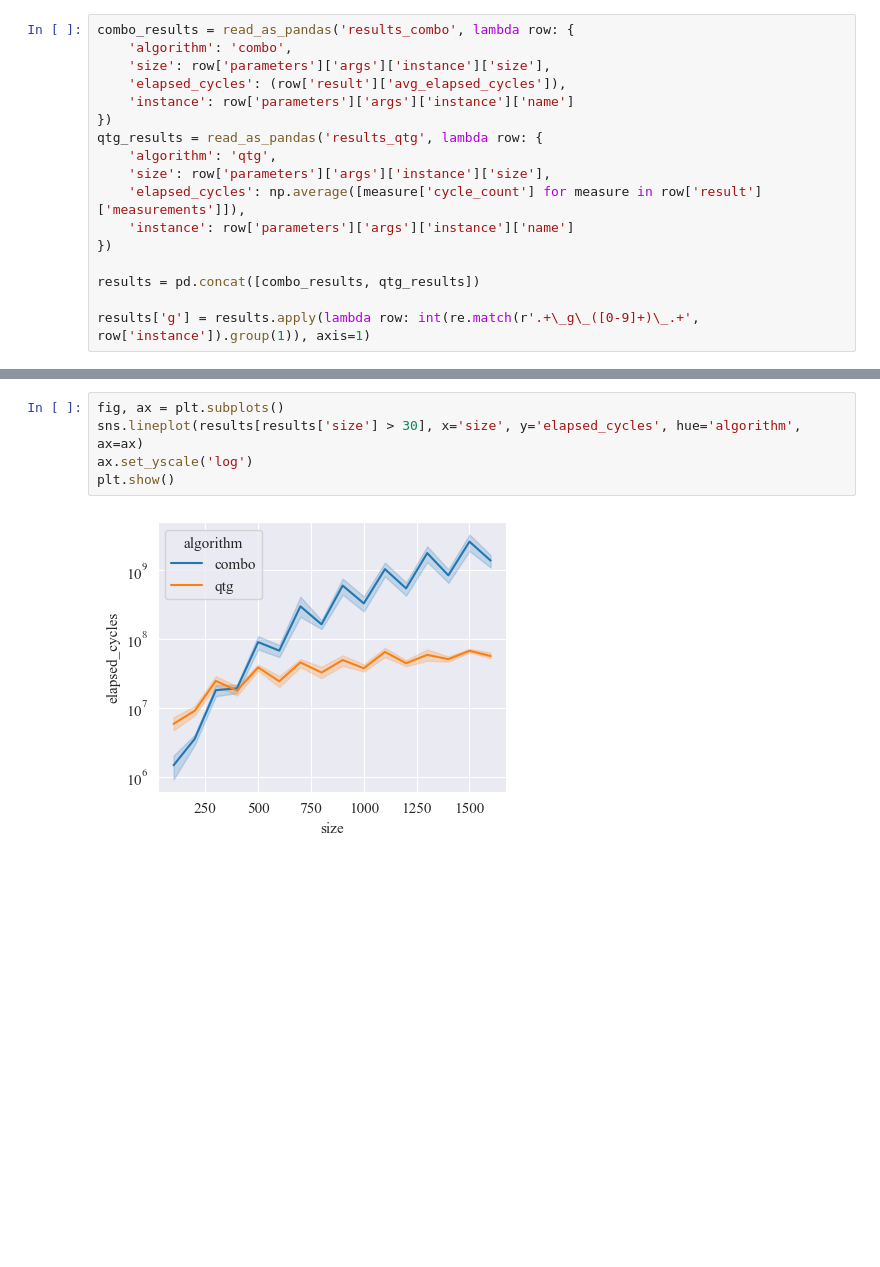
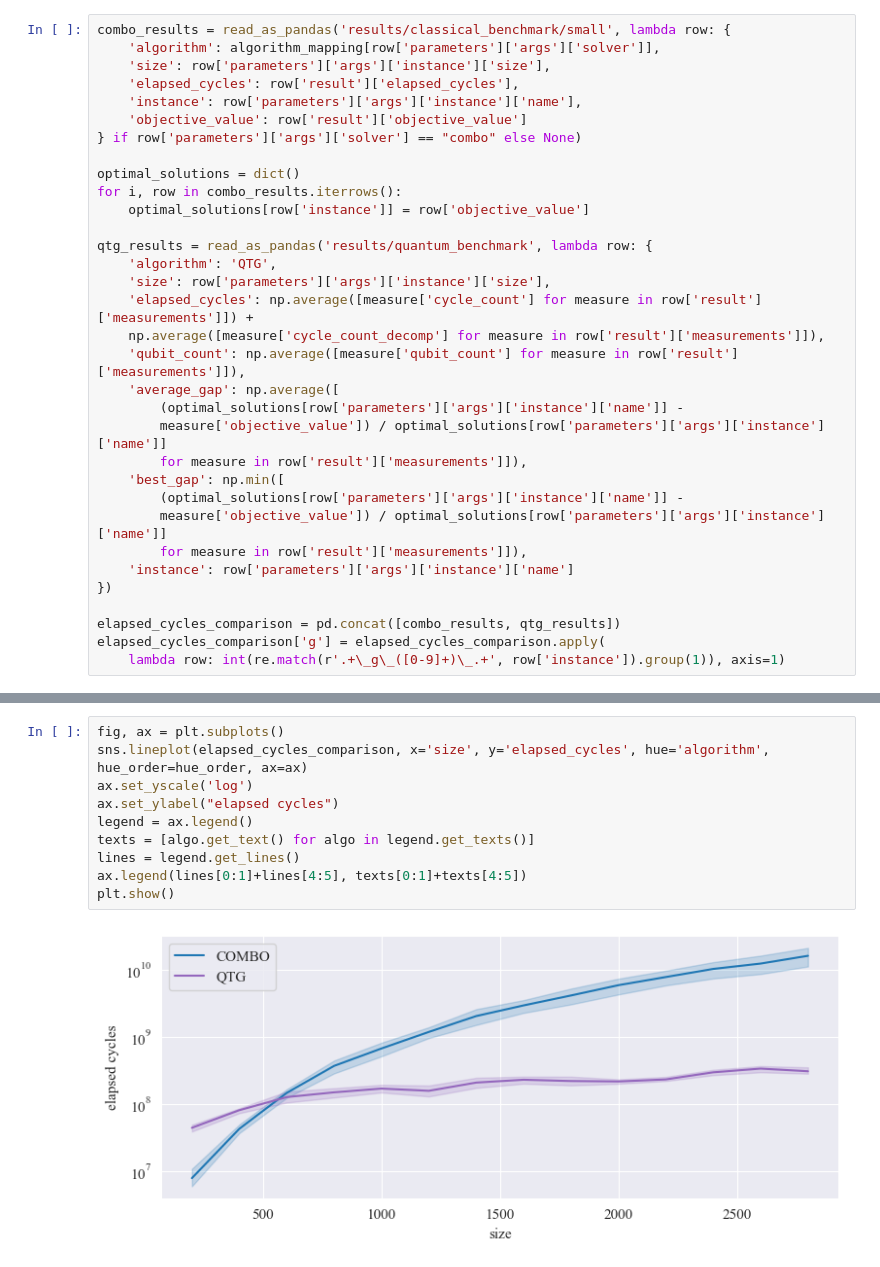
Before and after one commit to SoerenWilkening/QTG_0-1Knapsack, a Jupyter notebook: evaluation/05_elapsed_cycles.ipynb, the cells around one changed output, grey strips where cells are left out. Saved outputs shown, nothing was run; the diff lists cells and outputs as text; blank space fills up the shorter version.

```diff
--- a/evaluation/05_elapsed_cycles.ipynb
+++ b/evaluation/05_elapsed_cycles.ipynb
@@ -17,17 +31,33 @@ plt.rcParams['figure.figsize'] = [4.5, 3.5]
 # %%
-combo_results = read_as_pandas('results_combo', lambda row: {
-    'algorithm': 'combo',
+combo_results = read_as_pandas('results/classical_benchmark/small', lambda row: {
+    'algorithm': algorithm_mapping[row['parameters']['args']['solver']],
     'size': row['parameters']['args']['instance']['size'],
-    'elapsed_cycles': (row['result']['avg_elapsed_cycles']),
-    'instance': row['parameters']['args']['instance']['name']
-})
-qtg_results = read_as_pandas('results_qtg', lambda row: {
-    'algorithm': 'qtg',
+    'elapsed_cycles': row['result']['elapsed_cycles'],
+    'instance': row['parameters']['args']['instance']['name'],
+    'objective_value': row['result']['objective_value']
+} if row['parameters']['args']['solver'] == "combo" else None)
+
+optimal_solutions = dict()
+for i, row in combo_results.iterrows():
+    optimal_solutions[row['instance']] = row['objective_value']
+
+qtg_results = read_as_pandas('results/quantum_benchmark', lambda row: {
+    'algorithm': 'QTG',
     'size': row['parameters']['args']['instance']['size'],
-    'elapsed_cycles': np.average([measure['cycle_count'] for measure in row['result']['measurements']]),
+    'elapsed_cycles': np.average([measure['cycle_count'] for measure in row['result']['measurements']]) +
+    np.average([measure['cycle_count_decomp'] for measure in row['result']['measurements']]),
+    'qubit_count': np.average([measure['qubit_count'] for measure in row['result']['measurements']]),
+    'average_gap': np.average([
+        (optimal_solutions[row['parameters']['args']['instance']['name']] -
+        measure['objective_value']) / optimal_solutions[row['parameters']['args']['instance']['name']]
+        for measure in row['result']['measurements']]),
+    'best_gap': np.min([
+        (optimal_solutions[row['parameters']['args']['instance']['name']] -
+        measure['objective_value']) / optimal_solutions[row['parameters']['args']['instance']['name']]
+        for measure in row['result']['measurements']]),
     'instance': row['parameters']['args']['instance']['name']
 })
 
-results = pd.concat([combo_results, qtg_results])
-
-results['g'] = results.apply(lambda row: int(re.match(r'.+\_g\_([0-9]+)\_.+', row['instance']).group(1)), axis=1)
+elapsed_cycles_comparison = pd.concat([combo_results, qtg_results])
+elapsed_cycles_comparison['g'] = elapsed_cycles_comparison.apply(
+    lambda row: int(re.match(r'.+\_g\_([0-9]+)\_.+', row['instance']).group(1)), axis=1)
@@ -34,7 +66,12 @@ results['g'] = results.apply(lambda row: int(re.match(r'.+\_g\_([0-9]+)\_.+', ro
 # %%
 fig, ax = plt.subplots()
-sns.lineplot(results[results['size'] > 30], x='size', y='elapsed_cycles', hue='algorithm', ax=ax)
+sns.lineplot(elapsed_cycles_comparison, x='size', y='elapsed_cycles', hue='algorithm', hue_order=hue_order, ax=ax)
 ax.set_yscale('log')
+ax.set_ylabel("elapsed cycles")
+legend = ax.legend()
+texts = [algo.get_text() for algo in legend.get_texts()]
+lines = legend.get_lines()
+ax.legend(lines[0:1]+lines[4:5], texts[0:1]+texts[4:5])
 plt.show()
 # %% [output]
-[figure, old version]
+[figure, new version]
```
Also changed, not shown: parts of 9 cells of this notebook, 1 other file.
